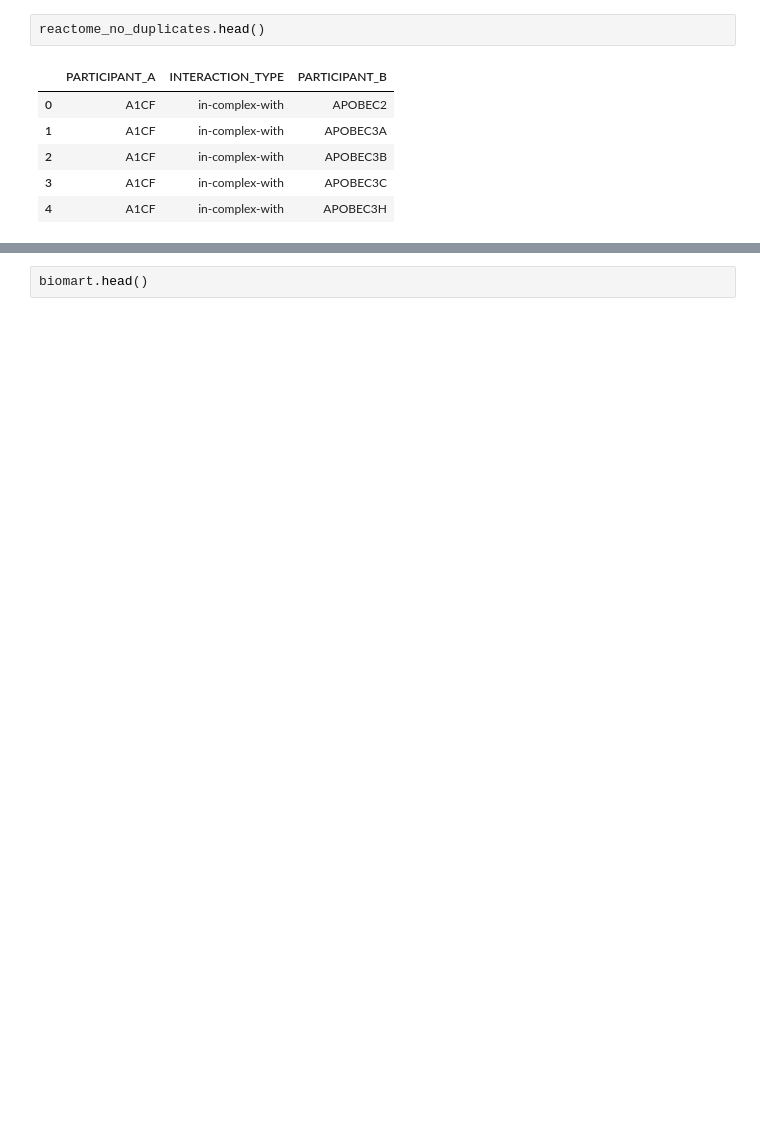
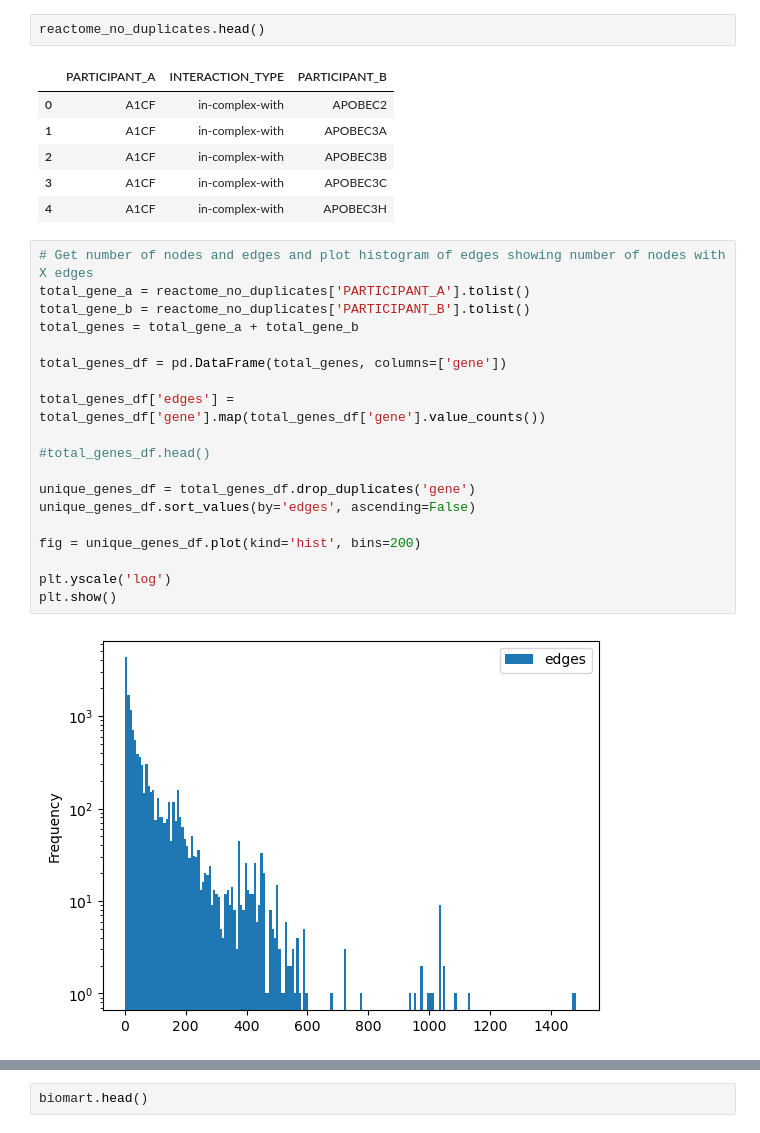
Before and after one commit to dan-beach/dependant-weights, a Jupyter notebook: pathway_commons_reactome_sif_data.ipynb, the cells around one changed output, grey strips where cells are left out. Saved outputs shown, nothing was run; the diff lists cells and outputs as text; blank space fills up the shorter version.

```diff
--- a/pathway_commons_reactome_sif_data.ipynb
+++ b/pathway_commons_reactome_sif_data.ipynb
@@ -123,3 +79,24 @@ reactome_no_duplicates.head()
 | 2 | A1CF | in-complex-with | APOBEC3B |
 | 3 | A1CF | in-complex-with | APOBEC3C |
 | 4 | A1CF | in-complex-with | APOBEC3H |
+# %%
+# Get number of nodes and edges and plot histogram of edges showing number of nodes with X edges
+total_gene_a = reactome_no_duplicates['PARTICIPANT_A'].tolist()
+total_gene_b = reactome_no_duplicates['PARTICIPANT_B'].tolist()
+total_genes = total_gene_a + total_gene_b
+
+total_genes_df = pd.DataFrame(total_genes, columns=['gene'])
+
+total_genes_df['edges'] = total_genes_df['gene'].map(total_genes_df['gene'].value_counts())
+
+#total_genes_df.head()
+
+unique_genes_df = total_genes_df.drop_duplicates('gene')
+unique_genes_df.sort_values(by='edges', ascending=False)
+
+fig = unique_genes_df.plot(kind='hist', bins=200)
+
+plt.yscale('log')
+plt.show()
+# %% [output]
+[figure, new version]
```
Also changed, not shown: parts of 14 cells of this notebook.
